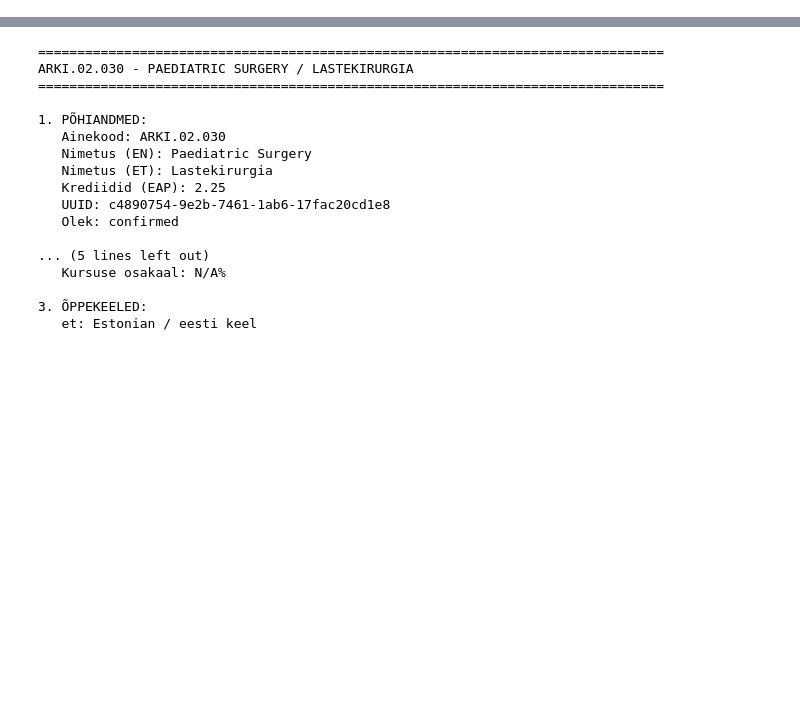
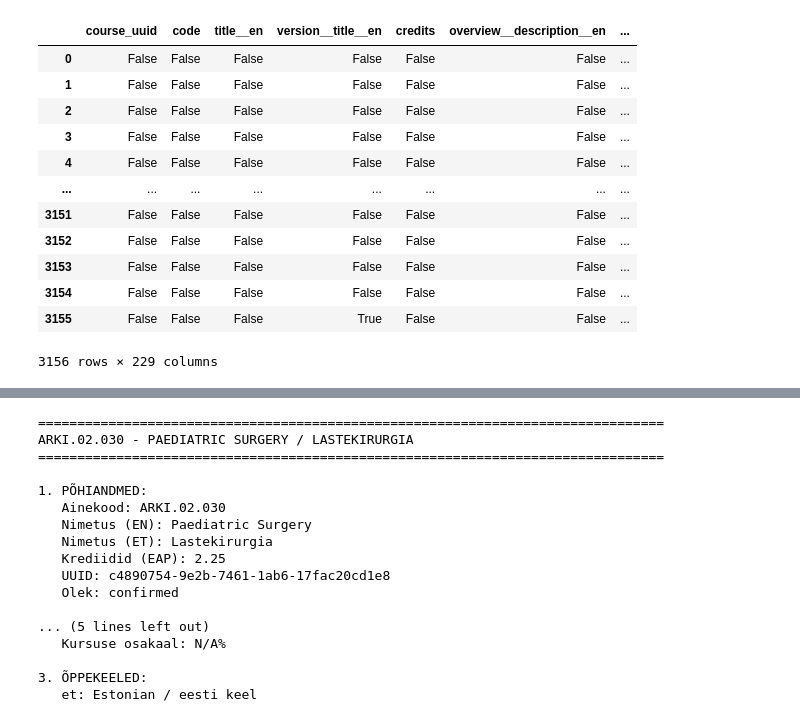
Before and after one commit to heiliaavola/tehisintellekti-rakendamise-projekt, a Jupyter notebook: andmetega_tutvumine.ipynb, the cells around one changed output, grey strips where cells are left out. Cells and saved outputs as stored; diff of their text form; code cells hidden in the pictures; blank space fills up the shorter version.

```diff
--- a/andmetega_tutvumine.ipynb
+++ b/andmetega_tutvumine.ipynb
@@ -22,0 +82,16 @@ See notebook sisaldab detailset analüüsi ainekoodiga **ARKI.02.030** (Paediatr
+# %%
+df.isnull()
+# %% [output]
+|  | course_uuid | code | title__en | version__title__en | credits | overview__description__en | ... |
+| 0 | False | False | False | False | False | False | ... |
+| 1 | False | False | False | False | False | False | ... |
+| 2 | False | False | False | False | False | False | ... |
+| 3 | False | False | False | False | False | False | ... |
+| 4 | False | False | False | False | False | False | ... |
+| ... | ... | ... | ... | ... | ... | ... | ... |
+| 3151 | False | False | False | False | False | False | ... |
+| 3152 | False | False | False | False | False | False | ... |
+| 3153 | False | False | False | False | False | False | ... |
+| 3154 | False | False | False | False | False | False | ... |
+| 3155 | False | False | False | True | False | False | ... |
+3156 rows × 229 columns
```
Also changed, not shown: parts of 17 cells of this notebook, 18 other files.
